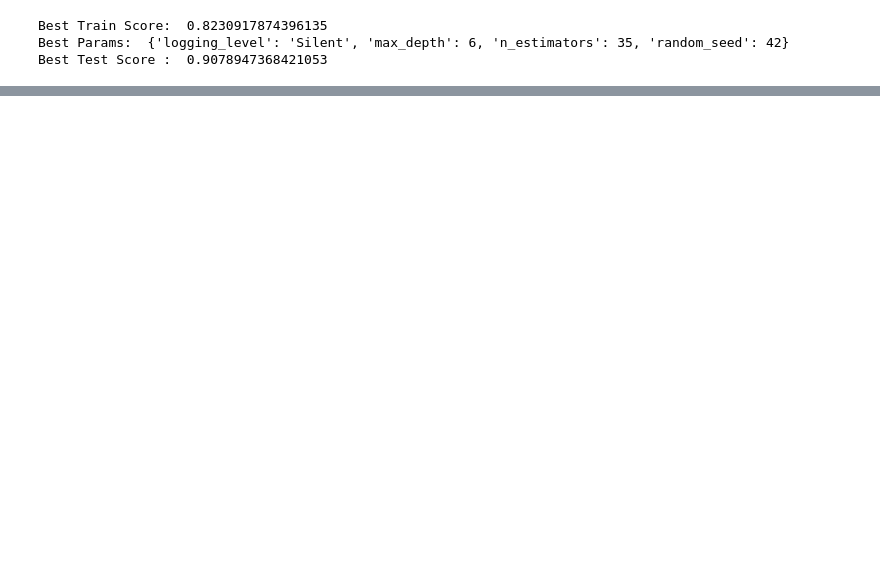
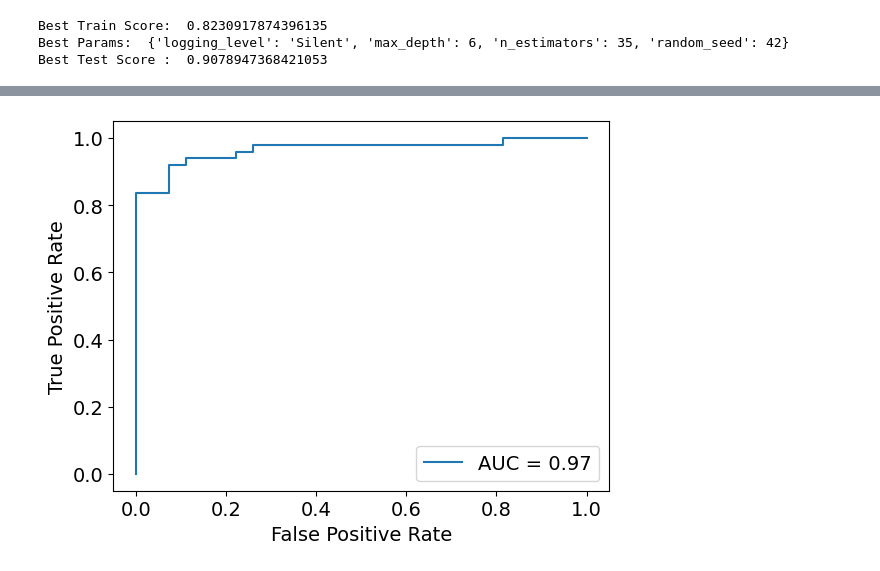
Before and after one commit to sgafanth/heart-attack-analysis, a Jupyter notebook: heart_attack_analysis.ipynb, the cells around one changed output, grey strips where cells are left out. Cells and saved outputs as stored; diff of their text form; code cells hidden in the pictures; blank space fills up the shorter version.

```diff
--- a/heart_attack_analysis.ipynb
+++ b/heart_attack_analysis.ipynb
@@ -482,0 +563,8 @@ Best Test Score :  0.9078947368421053
+# %%
+from sklearn.metrics import RocCurveDisplay, roc_curve, roc_auc_score
+y_score = clf.predict_proba(X_test)[:,1]
+
+fpr, tpr, _ = roc_curve(y_test, y_score, pos_label=clf.classes_[1])
+roc_display = RocCurveDisplay(fpr=fpr, tpr=tpr, roc_auc=roc_auc_score(y_test, y_score)).plot()
+# %% [output]
+[figure, added]
```
Also changed, not shown: parts of 22 cells of this notebook.
